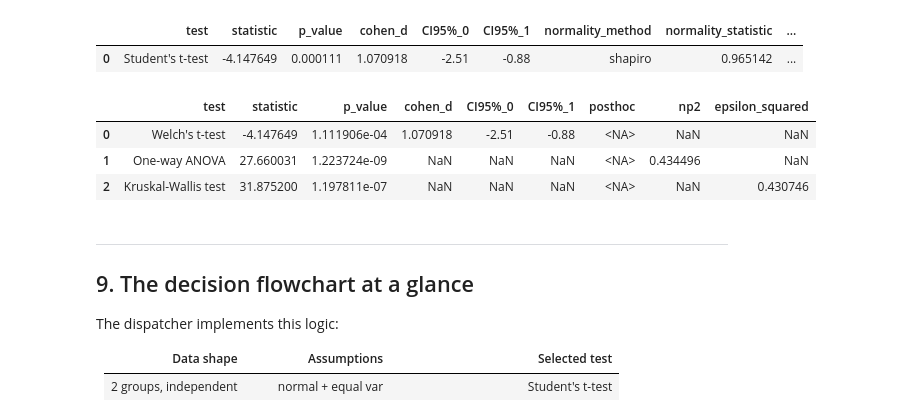
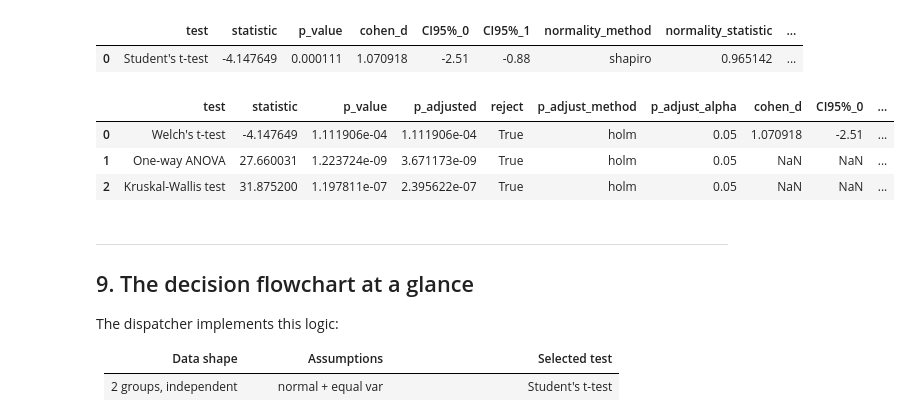
Before and after one commit to LucaMasin/pystars, a Jupyter notebook: examples/tutorial.ipynb, the cells around one changed output. Drawn from its saved outputs; the diff is of its cells as text; code cells hidden in the pictures.

Commit message:
feat: add multiple-comparison correction functions and integrate into TestResult

```diff
--- a/examples/tutorial.ipynb
+++ b/examples/tutorial.ipynb
@@ -452,15 +479,15 @@ result.to_dataframe()
 # %%
 # Combining multiple results
 r_a = ps.ttest(df_2group, value="value", group="group")
 r_b = ps.anova(df_3group, value="value", group="group")
 r_c = ps.kruskal(df_3group, value="value", group="group")
 
-ps.to_dataframe([r_a, r_b, r_c])
+ps.to_dataframe([r_a, r_b, r_c], p_adjust="holm")
 # %% [output]
-|  | test | statistic | p_value | cohen_d | CI95%_0 | CI95%_1 | posthoc | np2 | epsilon_squared |
-| 0 | Welch's t-test | -4.147649 | 1.111906e-04 | 1.070918 | -2.51 | -0.88 | <NA> | NaN | NaN |
-| 1 | One-way ANOVA | 27.660031 | 1.223724e-09 | NaN | NaN | NaN | <NA> | 0.434496 | NaN |
-| 2 | Kruskal-Wallis test | 31.875200 | 1.197811e-07 | NaN | NaN | NaN | <NA> | NaN | 0.430746 |
+|  | test | statistic | p_value | p_adjusted | reject | p_adjust_method | p_adjust_alpha | cohen_d | CI95%_0 | ... |
+| 0 | Welch's t-test | -4.147649 | 1.111906e-04 | 1.111906e-04 | True | holm | 0.05 | 1.070918 | -2.51 | ... |
+| 1 | One-way ANOVA | 27.660031 | 1.223724e-09 | 3.671173e-09 | True | holm | 0.05 | NaN | NaN | ... |
+| 2 | Kruskal-Wallis test | 31.875200 | 1.197811e-07 | 2.395622e-07 | True | holm | 0.05 | NaN | NaN | ... |
 # %% [markdown]
 ---
 
```
Also changed, not shown: parts of 4 cells of this notebook, 7 other files.
